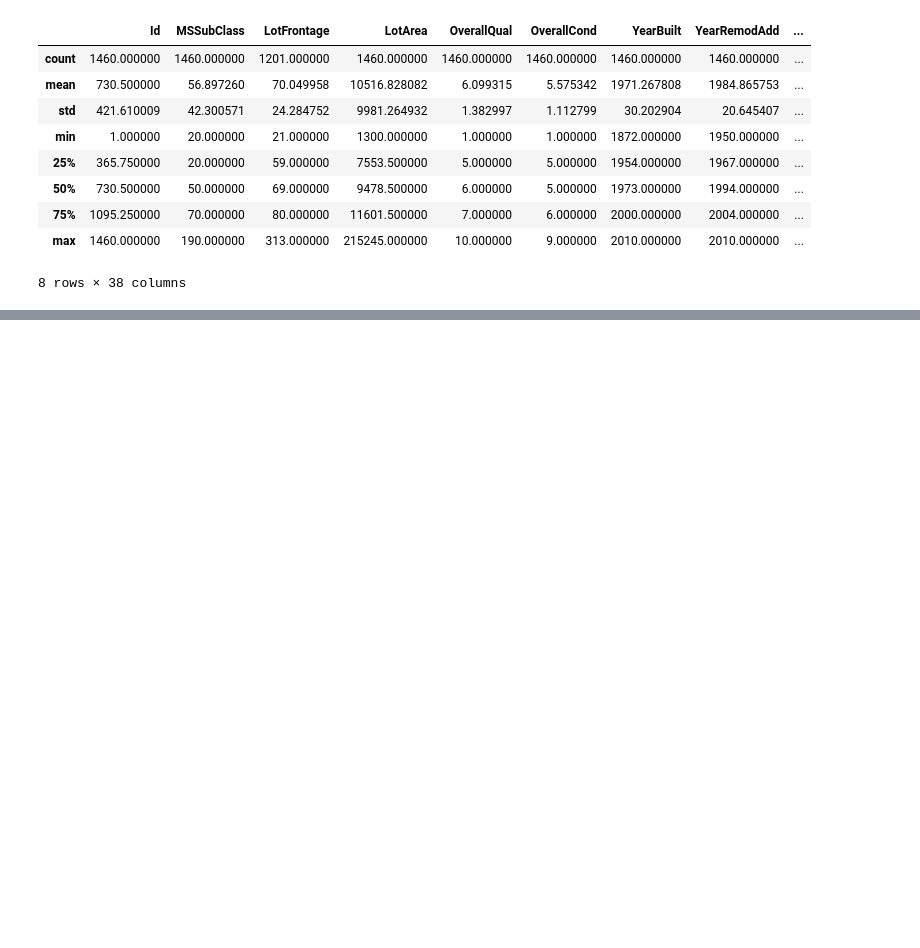
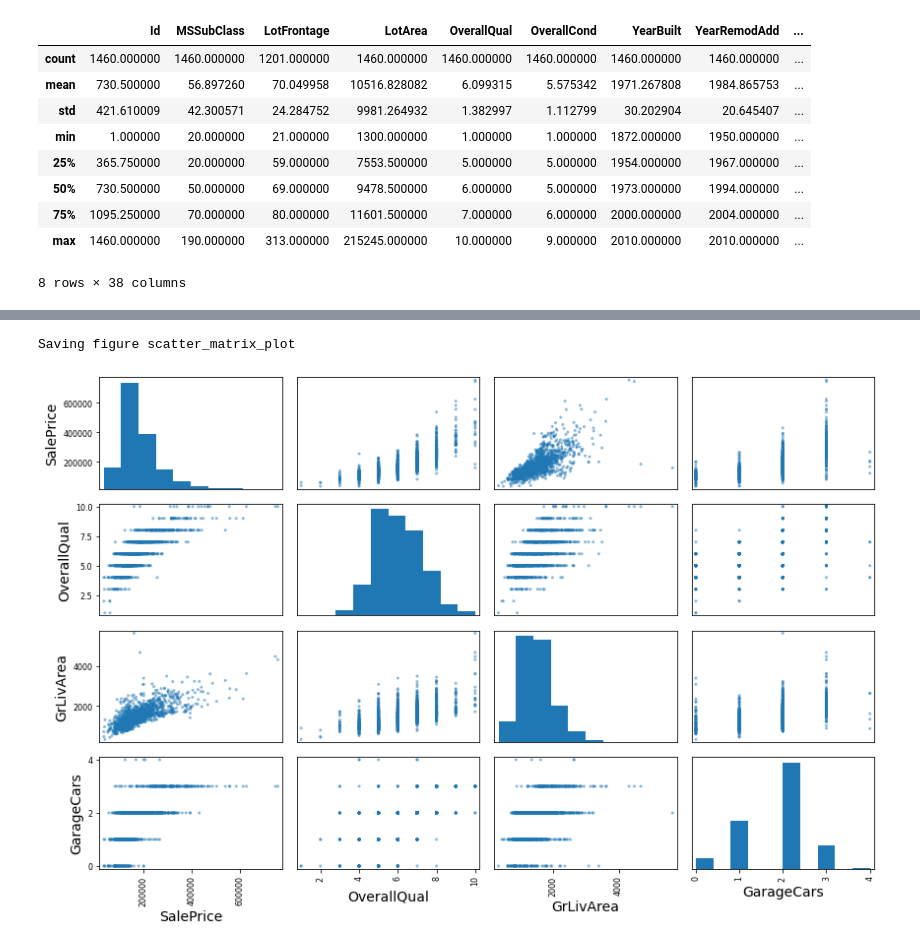
Before and after one commit to juan190199/Kaggle, a Jupyter notebook: House Prices - Advanced Regression Techniques/house_prices.ipynb, the cells around one changed output, grey strips where cells are left out. Saved outputs shown, nothing was run; the diff lists cells and outputs as text; code cells hidden in the pictures; blank space fills up the shorter version.

```diff
--- a/House Prices - Advanced Regression Techniques/house_prices.ipynb
+++ b/House Prices - Advanced Regression Techniques/house_prices.ipynb
@@ -111,0 +112,2 @@ Saving figure attribute_histogram_plots
+# %%
+housing = train_df.copy()
@@ -111,0 +138,9 @@ Saving figure attribute_histogram_plots
+# %%
+from pandas.plotting import scatter_matrix
+
+attributes = ['SalePrice', 'OverallQual', 'GrLivArea', 'GarageCars']
+scatter_matrix(housing[attributes], figsize=(12, 8))
+save_fig('scatter_matrix_plot')
+# %% [output]
+Saving figure scatter_matrix_plot
+[figure, added]
```
Also changed, not shown: parts of 8 cells of this notebook.
